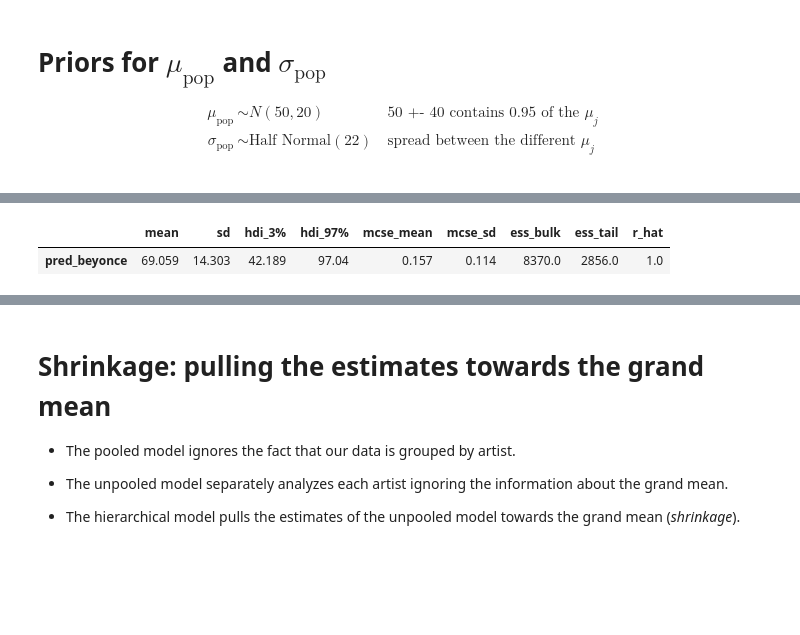
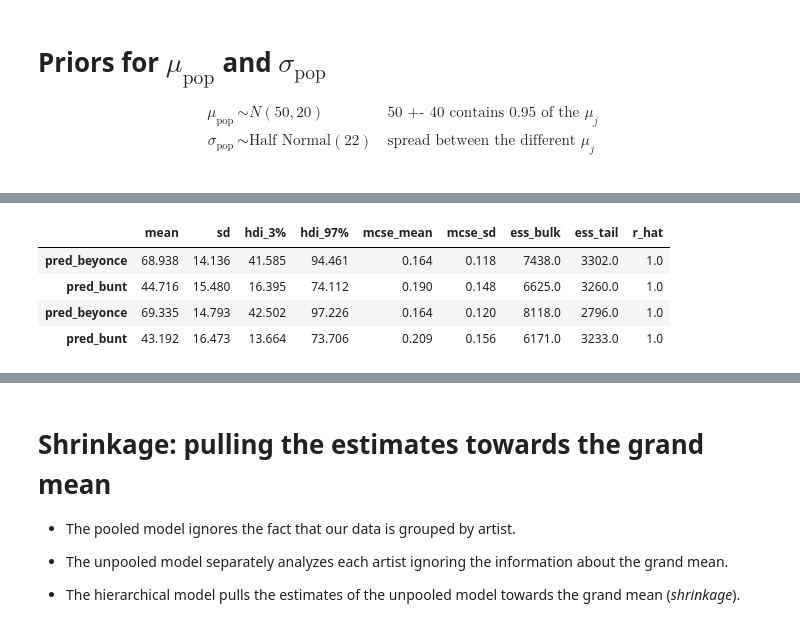
Before and after one commit to gcorani/bda, a Jupyter notebook: 4-normal-hierarchical-model.ipynb, the cells around one changed output, grey strips where cells are left out. Cells and saved outputs as stored; diff of their text form; code cells hidden in the pictures; blank space fills up the shorter version.

```diff
--- a/4-normal-hierarchical-model.ipynb
+++ b/4-normal-hierarchical-model.ipynb
@@ -699,8 +722,20 @@ az.summary(trace_hier, var_names=["mu_pop", "sigma_pop", "sigma_songs", "mu_arti
-# %%
-az.summary(trace_hier, var_names=["pred_beyonce"])
-# %% [output]
-|  | mean | sd | hdi_3% | hdi_97% | mcse_mean | mcse_sd | ess_bulk | ess_tail | r_hat |
-| pred_beyonce | 69.059 | 14.303 | 42.189 | 97.04 | 0.157 | 0.114 | 8370.0 | 2856.0 | 1.0 |
+# %%
+# here we compare the predictions made by the hierarchical and the unpooled model
+# for Beyonce and Bunt.
+# The hierarhical model yields means  which  are closer to the general mean (58),
+# smoothing extreme estimates: the posterior mean of Beyoncè
+#is lowered, the posterior mean of Bunt is increased compared to the unpooled model.
+# The standard deviation is lower in the hierarhical model.
+
+hier_pred_summary=az.summary(trace_hier, var_names=["pred_beyonce", "pred_bunt"])
+unpooled_pred_summary=az.summary(trace_unpooled_with_preds, var_names=["pred_beyonce", "pred_bunt"])
+pd.concat([hier_pred_summary, unpooled_pred_summary])
+# %% [output]
+|  | mean | sd | hdi_3% | hdi_97% | mcse_mean | mcse_sd | ess_bulk | ess_tail | r_hat |
+| pred_beyonce | 68.938 | 14.136 | 41.585 | 94.461 | 0.164 | 0.118 | 7438.0 | 3302.0 | 1.0 |
+| pred_bunt | 44.716 | 15.480 | 16.395 | 74.112 | 0.190 | 0.148 | 6625.0 | 3260.0 | 1.0 |
+| pred_beyonce | 69.335 | 14.793 | 42.502 | 97.226 | 0.164 | 0.120 | 8118.0 | 2796.0 | 1.0 |
+| pred_bunt | 43.192 | 16.473 | 13.664 | 73.706 | 0.209 | 0.156 | 6171.0 | 3233.0 | 1.0 |
 # %%
 # preparing the traces, to be able to access using names.
 #this way the name of the artist is assigned to each mu_j
```
Also changed, not shown: parts of 20 cells of this notebook.
